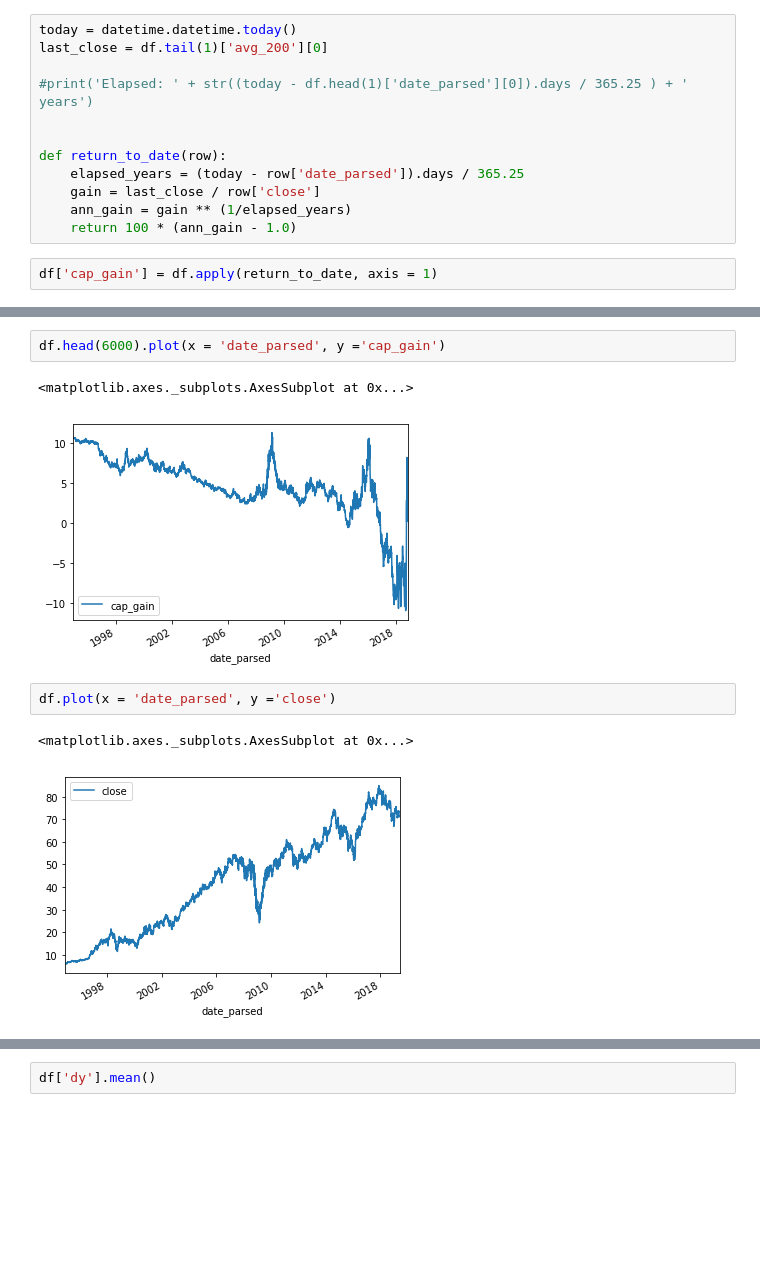
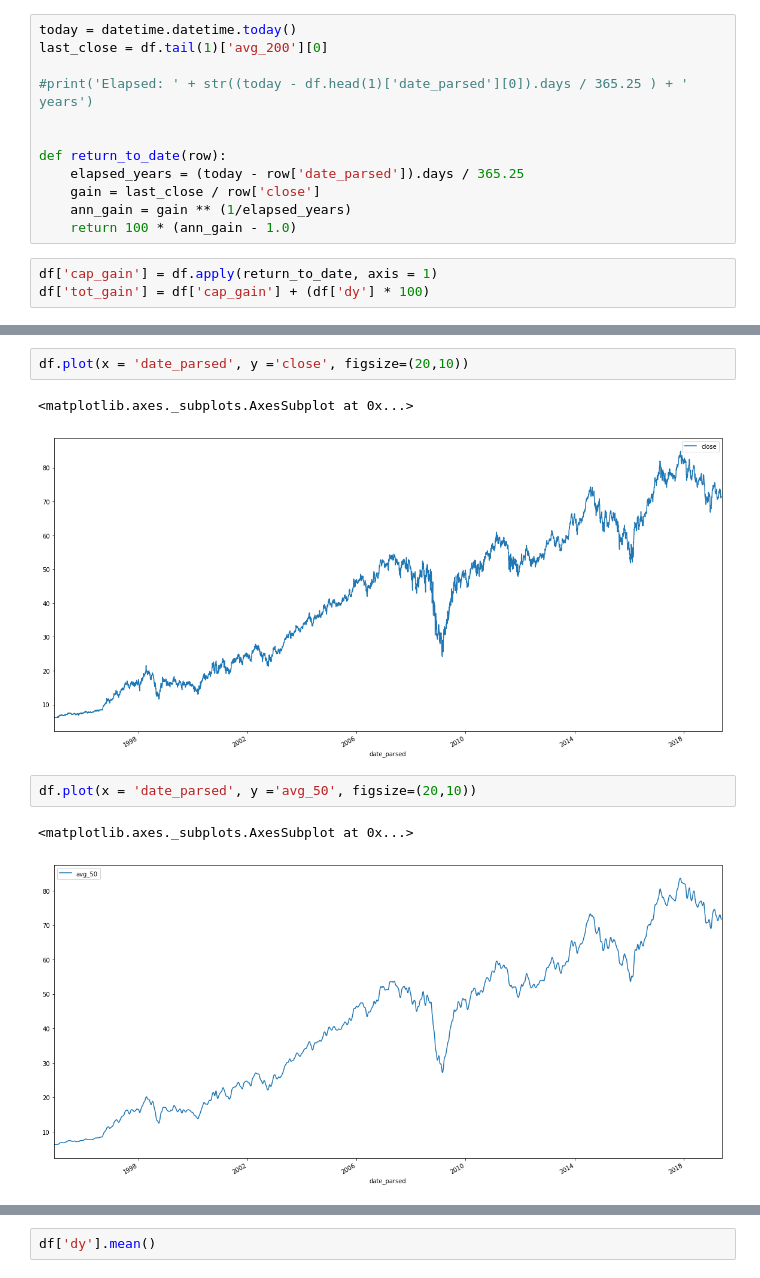
Before and after one commit to ismith1024/Finance-Regression-Analyzer, a Jupyter notebook: bns_evaluation.ipynb, the cells around one changed output, grey strips where cells are left out. Cells and saved outputs as stored; diff of their text form; blank space fills up the shorter version.

```diff
--- a/bns_evaluation.ipynb
+++ b/bns_evaluation.ipynb
@@ -194,6 +197,7 @@ def return_to_date(row):
     return 100 * (ann_gain - 1.0)
 # %%
 df['cap_gain'] = df.apply(return_to_date, axis = 1)
+df['tot_gain'] = df['cap_gain'] + (df['dy'] * 100)
 # %%
 df
 # %% [output]
@@ -219,11 +229,11 @@ df
 # %%
-df.head(6000).plot(x = 'date_parsed', y ='cap_gain')
+df.plot(x = 'date_parsed', y ='close', figsize=(20,10))
 # %% [output]
 <matplotlib.axes._subplots.AxesSubplot at 0x...>
-[figure, old version]
+[figure, new version]
 # %%
-df.plot(x = 'date_parsed', y ='close')
+df.plot(x = 'date_parsed', y ='avg_50', figsize=(20,10))
 # %% [output]
 <matplotlib.axes._subplots.AxesSubplot at 0x...>
-[figure, old version]
+[figure, new version]
 # %%
```
Also changed, not shown: parts of 12 cells of this notebook, 2 other files.
